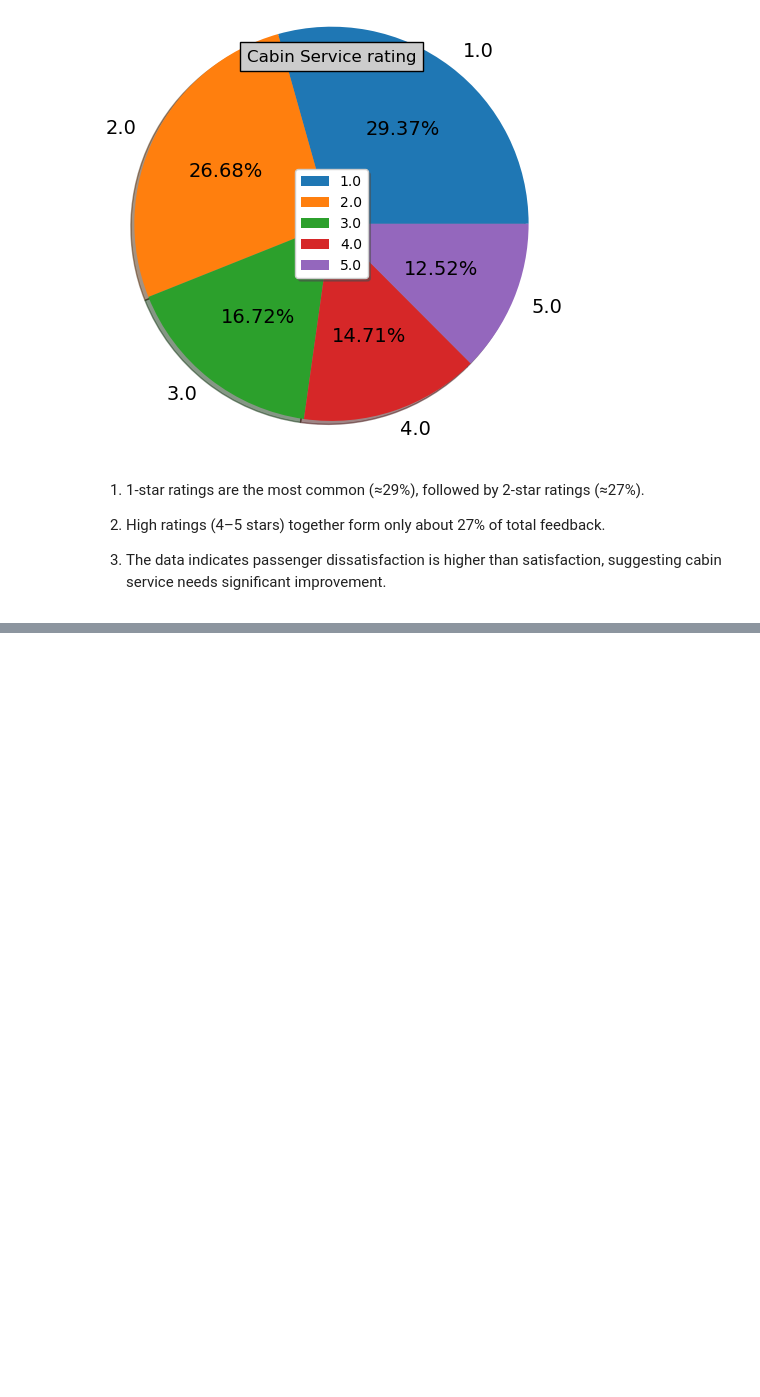
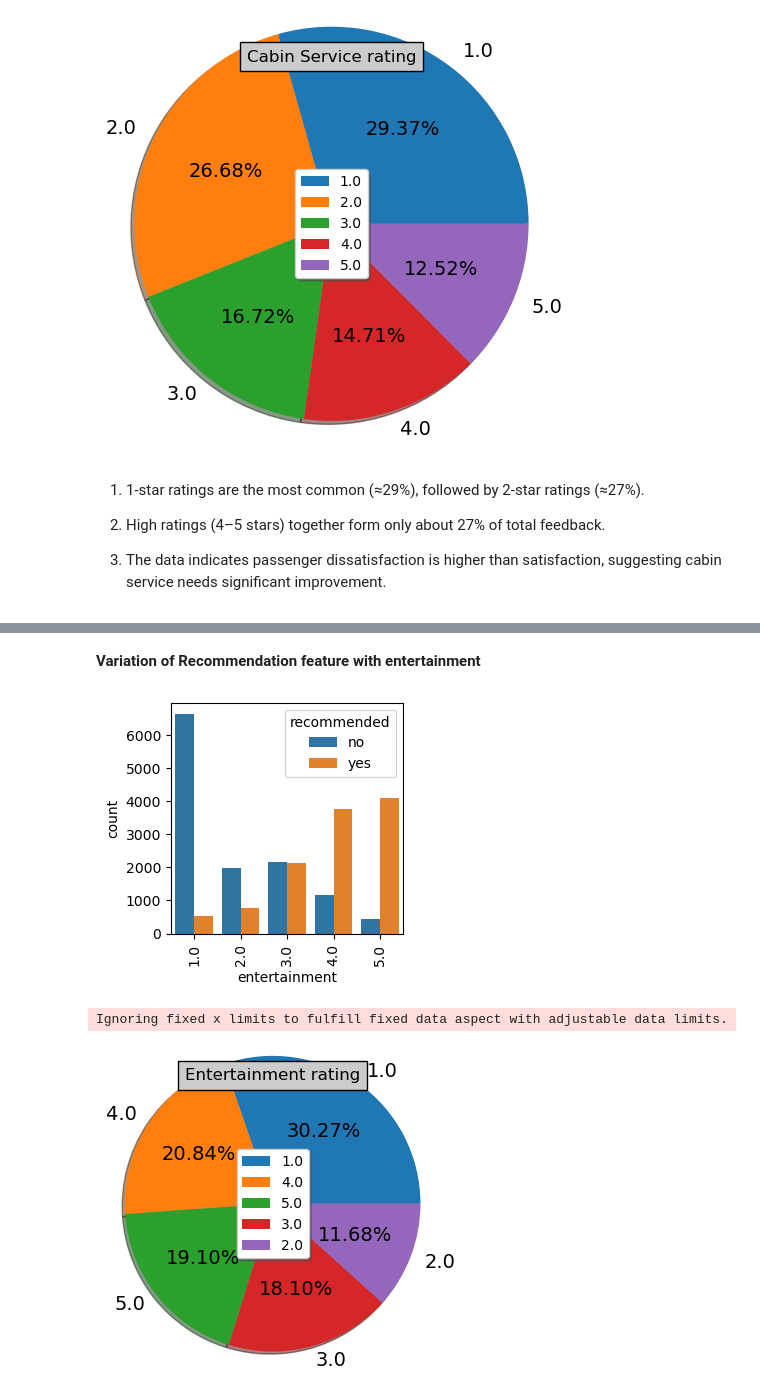
Before and after one commit to Siddharth3271/Airline-Passenger-Refferal-Prediction, a Jupyter notebook: code.ipynb, the cells around one changed output, grey strips where cells are left out. Drawn from its saved outputs; the diff is of its cells as text; code cells hidden in the pictures; blank space fills up the shorter version.

```diff
--- a/code.ipynb
+++ b/code.ipynb
@@ -366,0 +432,26 @@ Name: cabin_service, Length: 37539, dtype: float64>
+# %% [markdown]
+**Variation of Recommendation feature with entertainment**
+# %%
+#setting the figure size and plotting the graph
+airline_df.dropna(subset=['recommended'],inplace=True)
+plt.figure(figsize=(3,3))
+sns.countplot(x=airline_df['entertainment'],hue=airline_df['recommended'])
+plt.xlabel('entertainment')
+plt.ylabel('count')
+plt.xticks(rotation=90)
+plt.show()
+
+print(" ")
+
+label_for_ent_service = ['1.0','4.0','5.0','3.0','2.0']
+data5 = airline_df['entertainment'].value_counts().values
+plt.figure(figsize=(3,3))
+plt.axis("equal")
+plt.title('Entertainment rating',bbox={'facecolor':'0.8', 'pad':5})
+plt.pie(data5, labels = label_for_ent_service,radius=1.6,autopct='%0.2f%%',shadow=True,textprops={'fontsize': 14})
+plt.legend(loc='center',shadow=True,fancybox=True)
+plt.show()
+# %% [output]
+[figure, added]
+Ignoring fixed x limits to fulfill fixed data aspect with adjustable data limits.
+[figure, added]
```
Also changed, not shown: parts of 17 cells of this notebook.
